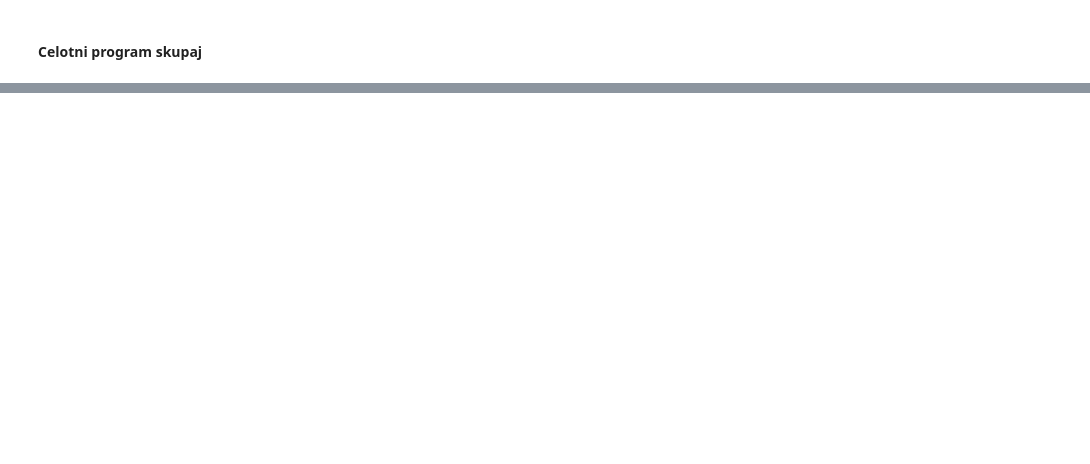
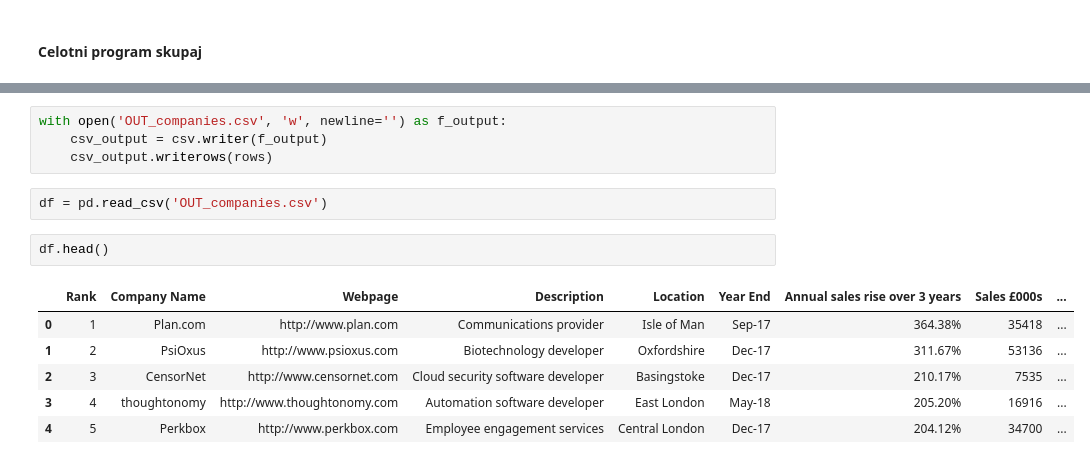
Before and after one commit to gaspera/python_analitika, a Jupyter notebook: teden_05/05_teden_web_scraping.ipynb, the cells around one changed output, grey strips where cells are left out. Saved outputs shown, nothing was run; the diff lists cells and outputs as text; blank space fills up the shorter version.

```diff
--- a/teden_05/05_teden_web_scraping.ipynb
+++ b/teden_05/05_teden_web_scraping.ipynb
@@ -169,0 +776,15 @@ comments = data[7].getText()
+# %%
+with open('OUT_companies.csv', 'w', newline='') as f_output:
+    csv_output = csv.writer(f_output)
+    csv_output.writerows(rows)
+# %%
+df = pd.read_csv('OUT_companies.csv')
+# %%
+df.head()
+# %% [output]
+|  | Rank | Company Name | Webpage | Description | Location | Year End | Annual sales rise over 3 years | Sales £000s | ... |
+| 0 | 1 | Plan.com | http://www.plan.com | Communications provider | Isle of Man | Sep-17 | 364.38% | 35418 | ... |
+| 1 | 2 | PsiOxus | http://www.psioxus.com | Biotechnology developer | Oxfordshire | Dec-17 | 311.67% | 53136 | ... |
+| 2 | 3 | CensorNet | http://www.censornet.com | Cloud security software developer | Basingstoke | Dec-17 | 210.17% | 7535 | ... |
+| 3 | 4 | thoughtonomy | http://www.thoughtonomy.com | Automation software developer | East London | May-18 | 205.20% | 16916 | ... |
+| 4 | 5 | Perkbox | http://www.perkbox.com | Employee engagement services | Central London | Dec-17 | 204.12% | 34700 | ... |
```
Also changed, not shown: parts of 85 cells of this notebook, 8 other files.
